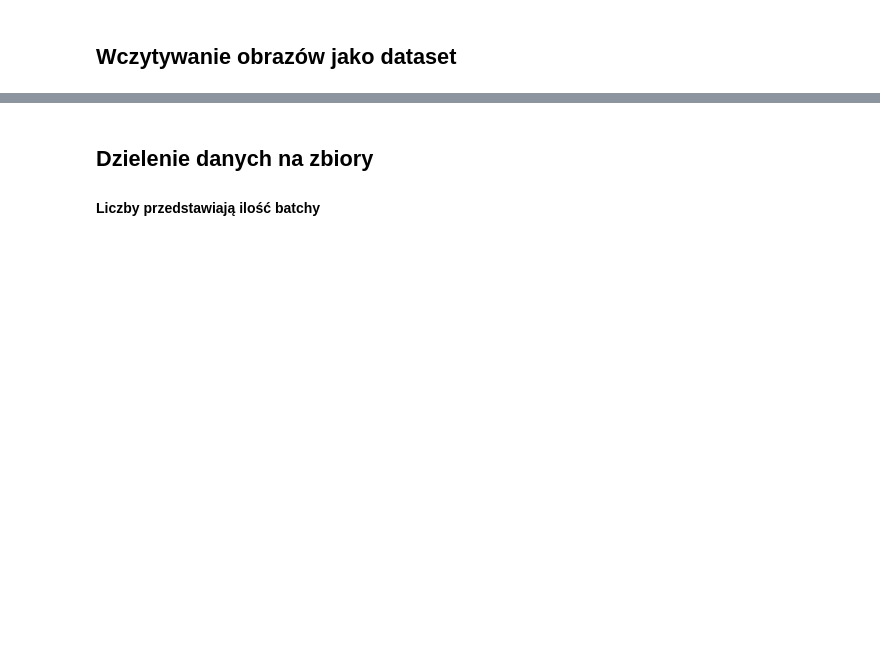
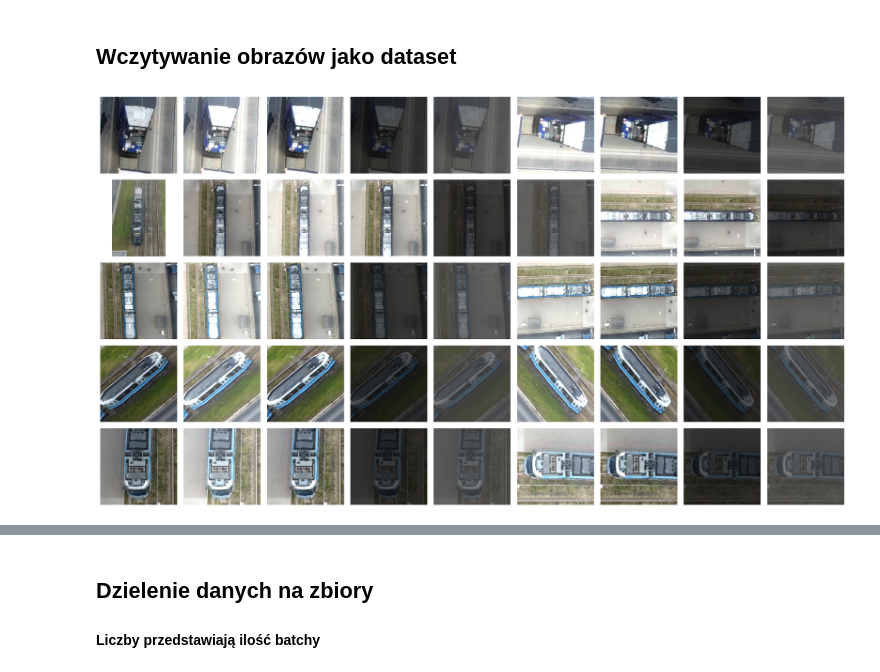
Before and after one commit to zapalke/tram-prediction, a Jupyter notebook: p_siec.ipynb, the cells around one changed output, grey strips where cells are left out. Saved outputs shown, nothing was run; the diff lists cells and outputs as text; code cells hidden in the pictures; blank space fills up the shorter version.

```diff
--- a/p_siec.ipynb
+++ b/p_siec.ipynb
@@ -133,5 +127,26 @@ def load_dataset(path,labels):
     X = np.array(X)
     Y = np.array(Y)
     return X,Y
+# %%
+n_versions = 9
+plt.figure(figsize=(n_versions * 2, len(labels) * 2))
+
+for row, label in enumerate(labels):
+    tram_dir = os.path.join(load_dir, label)
+    tram_files = sorted([f for f in os.listdir(tram_dir) if os.path.isfile(os.path.join(tram_dir, f))])
+    tram_files = [f for f in tram_files if f.startswith(label)]
+    for col in range(min(n_versions, len(tram_files))):
+        img_path = os.path.join(tram_dir, tram_files[col])
+        img = cv2.imread(img_path)
+        img = cv2.cvtColor(img, cv2.COLOR_BGR2RGB)
+        plt.subplot(len(labels), n_versions, row * n_versions + col + 1)
+        plt.imshow(img)
+        plt.axis('off')
+        if col == 0:
+            plt.ylabel(label, fontsize=12)
+plt.tight_layout()
+plt.show()
+# %% [output]
+[figure, added]
 # %%
 import tensorflow as tf
```
Also changed, not shown: parts of 14 cells of this notebook, 2 other files.
